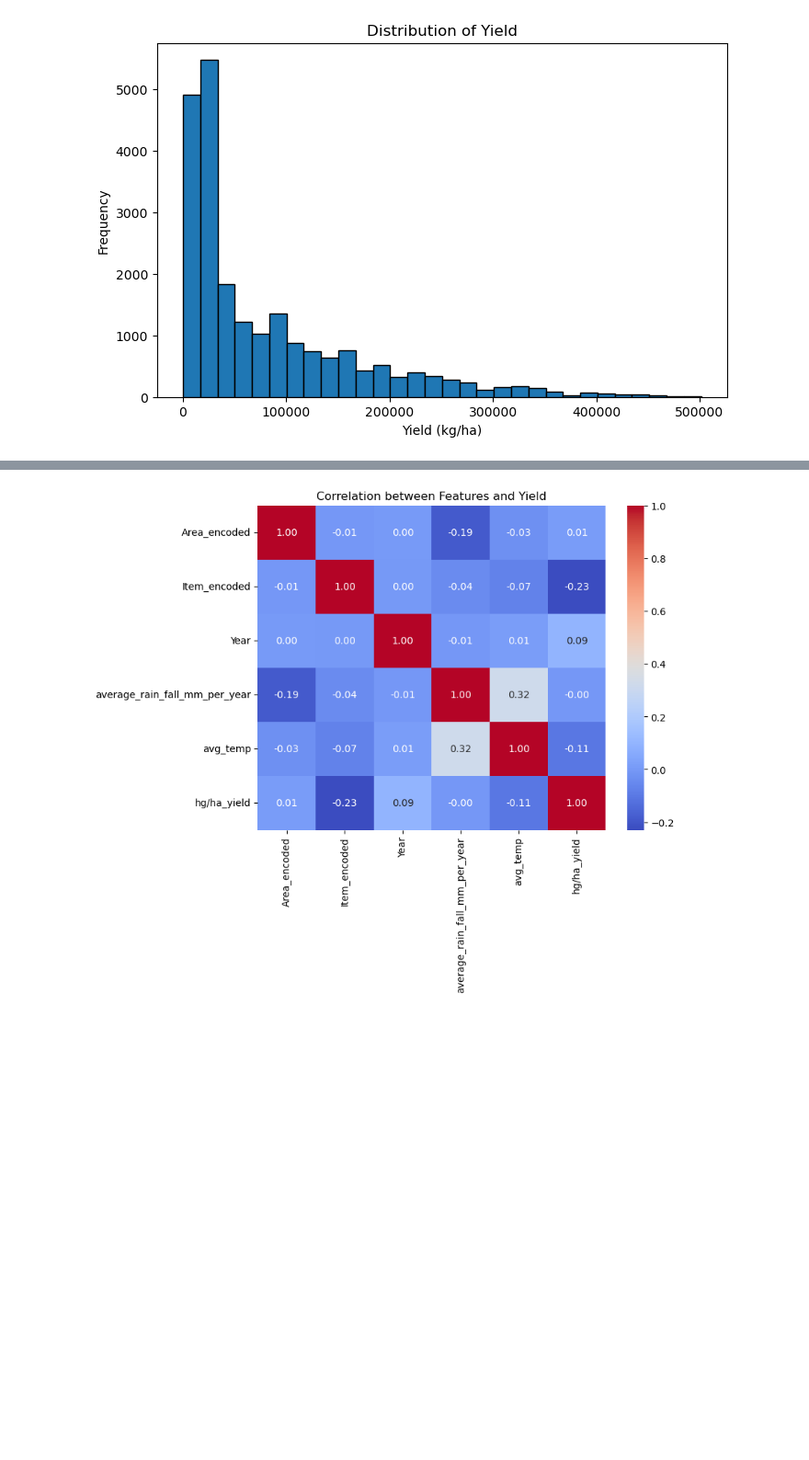
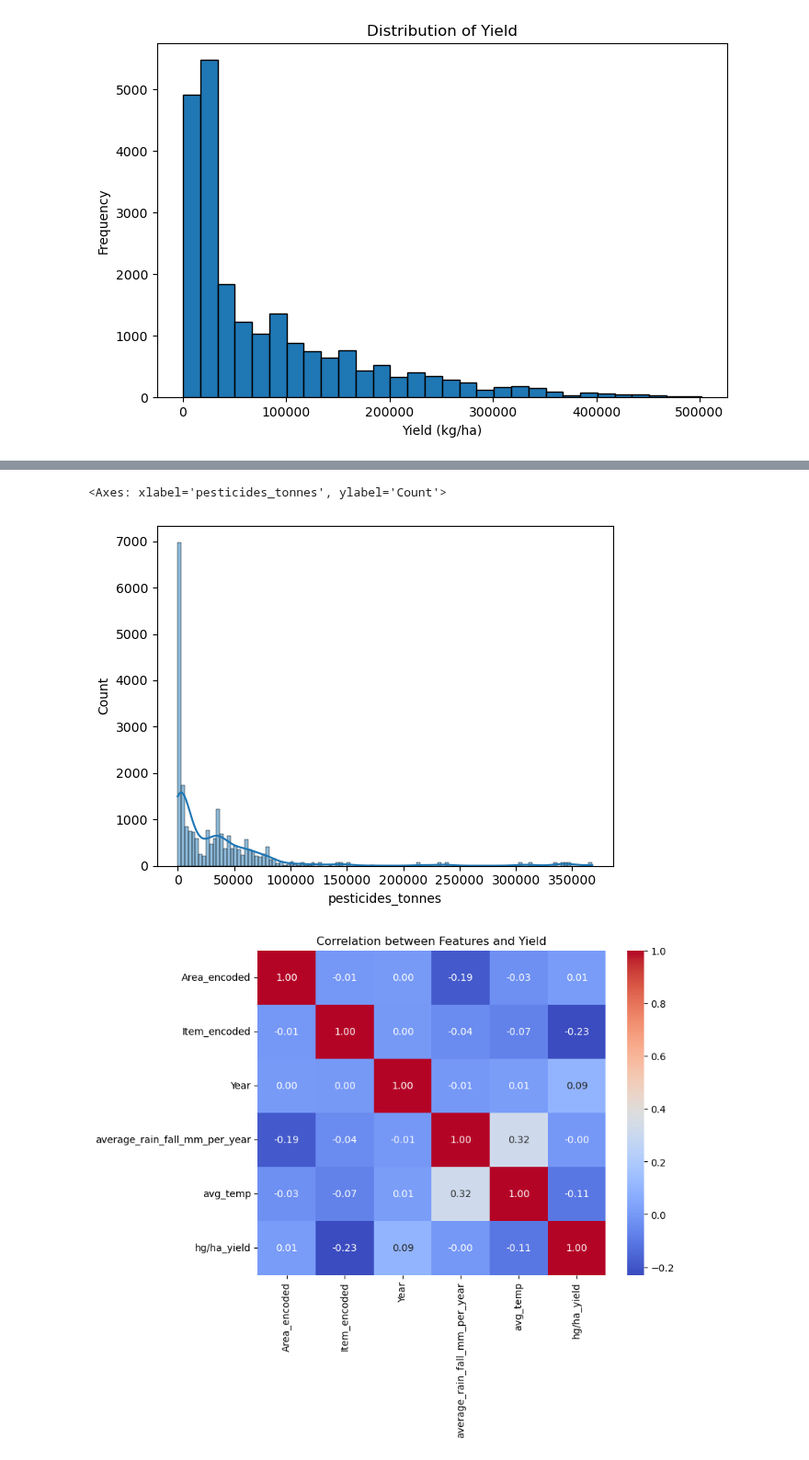
Before and after one commit to Malaravan13/crop, a Jupyter notebook: visualize.ipynb, the cells around one changed output, grey strips where cells are left out. Shown at 92% size. Drawn from its saved outputs; the diff is of its cells as text; code cells hidden in the pictures; blank space fills up the shorter version.

```diff
--- a/visualize.ipynb
+++ b/visualize.ipynb
@@ -80,3 +93,8 @@ plt.show()
+# %%
+sns.histplot(df['pesticides_tonnes'], kde=True)
+# %% [output]
+<Axes: xlabel='pesticides_tonnes', ylabel='Count'>
+[figure, added]
 # %%
 selected_cols = ['Area_encoded', 'Item_encoded', 'Year', 'average_rain_fall_mm_per_year', 'avg_temp', 'hg/ha_yield']
 corr = df[selected_cols].corr()
```
Also changed, not shown: parts of 3 cells of this notebook, 4 other files.
